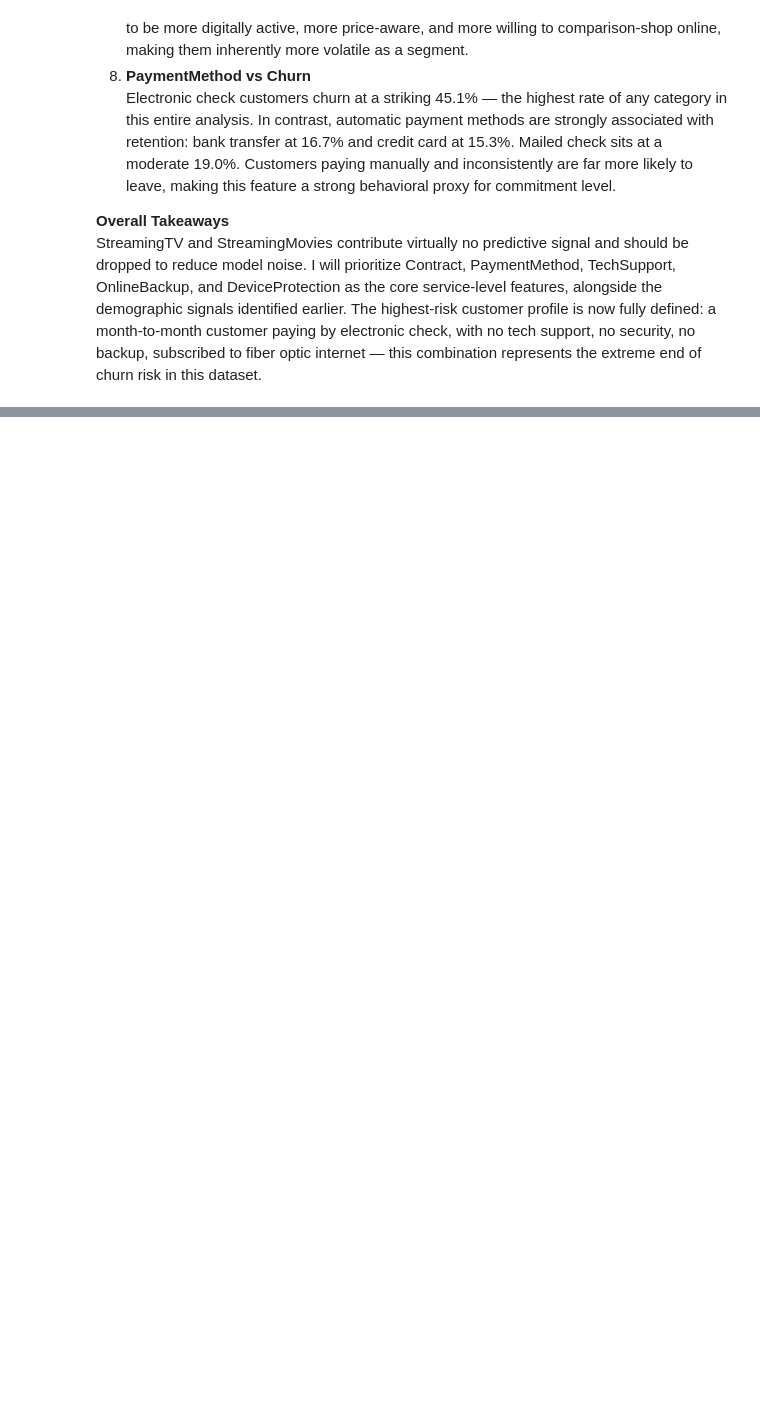
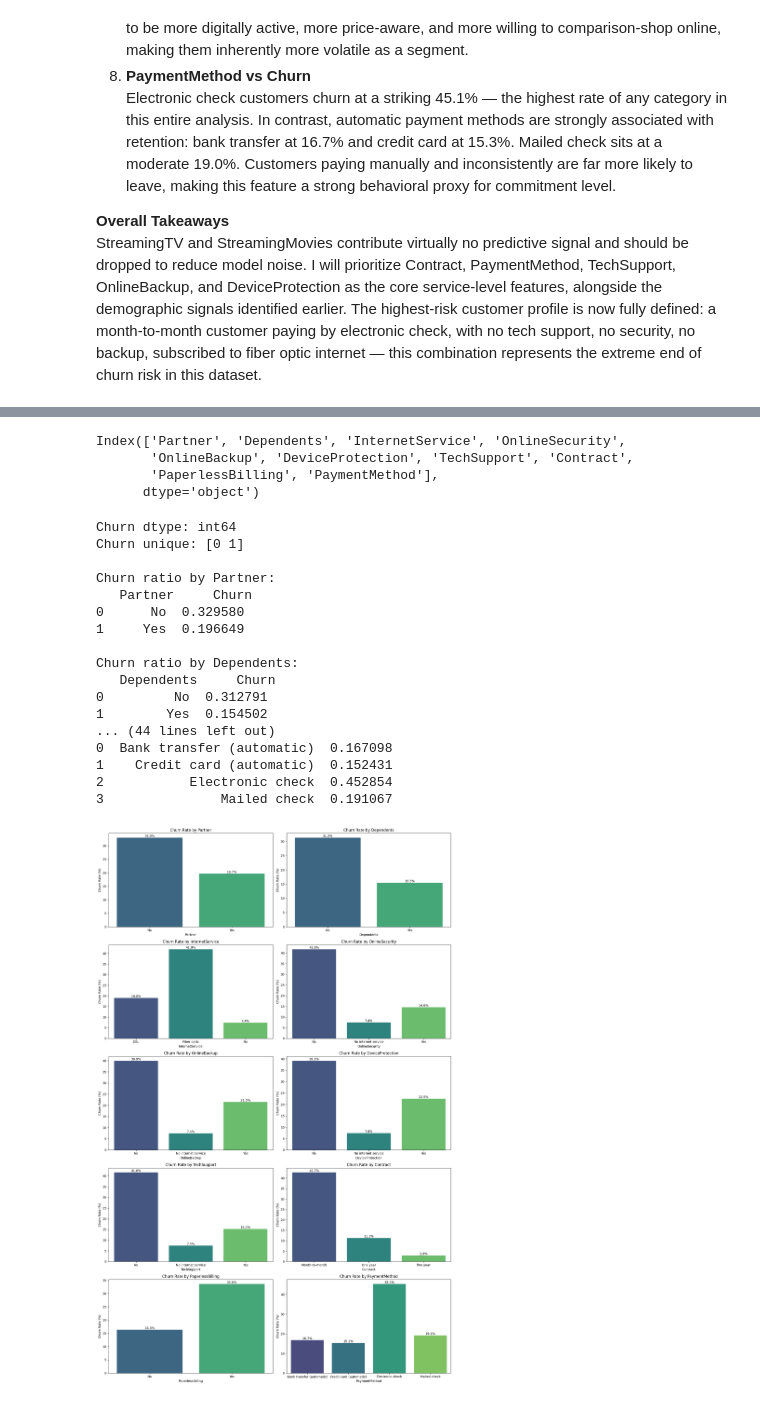
Before and after one commit to dinislamweb/Customer_Churn_Prediction, a Jupyter notebook: customer_churn_prediction.ipynb, the cells around one changed output, grey strips where cells are left out. Cells and saved outputs as stored; diff of their text form; code cells hidden in the pictures; blank space fills up the shorter version.

```diff
--- a/customer_churn_prediction.ipynb
+++ b/customer_churn_prediction.ipynb
@@ -518,0 +521,6 @@ The highest-risk customer profile is now fully defined: a month-to-month custome
+# %%
+drop_cols = ['gender', 'PhoneService', 'MultipleLines',
+             'StreamingTV', 'StreamingMovies']
+df= df.drop(columns=drop_cols)
+
+print("Remaining columns:\n", df.columns)
@@ -518,0 +549,2 @@ The highest-risk customer profile is now fully defined: a month-to-month custome
+# %%
+df['Churn'] = df['Churn'].map({'Yes':1, 'No':0})
@@ -518,0 +561,63 @@ The highest-risk customer profile is now fully defined: a month-to-month custome
+# %%
+df.select_dtypes(include='object').columns
+# %% [output]
+Index(['Partner', 'Dependents', 'InternetService', 'OnlineSecurity',
+       'OnlineBackup', 'DeviceProtection', 'TechSupport', 'Contract',
+       'PaperlessBilling', 'PaymentMethod'],
+      dtype='object')
+# %%
+cols = ['Partner', 'Dependents', 'InternetService', 'OnlineSecurity',
+        'OnlineBackup', 'DeviceProtection', 'TechSupport', 'Contract',
+        'PaperlessBilling', 'PaymentMethod']
+
+print("Churn dtype:", df['Churn'].dtype)
+print("Churn unique:", df['Churn'].unique()[:10])
+
+for col in cols:
+    churn_ratio = df.groupby(col)['Churn'].mean().reset_index()
+    print(f"\nChurn ratio by {col}:\n", churn_ratio)
+
+# Visualization
+import matplotlib.pyplot as plt
+import seaborn as sns
+
+fig, axes = plt.subplots(5, 2, figsize=(16, 25))
+axes = axes.flatten()
+
+for i, col in enumerate(cols):
+    churn_ratio = df.groupby(col)['Churn'].mean().reset_index()
+    churn_ratio['Churn'] = churn_ratio['Churn'] * 100  # Convert to percentage
+
+    sns.barplot(x=col, y='Churn', data=churn_ratio, ax=axes[i], palette='viridis')
+
+    axes[i].set_title(f"Churn Rate by {col}")
+    axes[i].set_ylabel("Churn Rate (%)")
+    axes[i].set_xlabel(col)
+
+    # Add percentage labels on bars
+    for p in axes[i].patches:
+        axes[i].annotate(f"{p.get_height():.1f}%",
+                         (p.get_x() + p.get_width() / 2., p.get_height()),
+                         ha='center', va='bottom', fontsize=10)
+
+plt.tight_layout()
+plt.show()
+# %% [output]
+Churn dtype: int64
+Churn unique: [0 1]
+
+Churn ratio by Partner:
+   Partner     Churn
+0      No  0.329580
+1     Yes  0.196649
+
+Churn ratio by Dependents:
+   Dependents     Churn
+0         No  0.312791
+1        Yes  0.154502
+... (44 lines left out)
+0  Bank transfer (automatic)  0.167098
+1    Credit card (automatic)  0.152431
+2           Electronic check  0.452854
+3               Mailed check  0.191067
+[figure, added]
```
Also changed, not shown: parts of 6 cells of this notebook, 1 other file.
